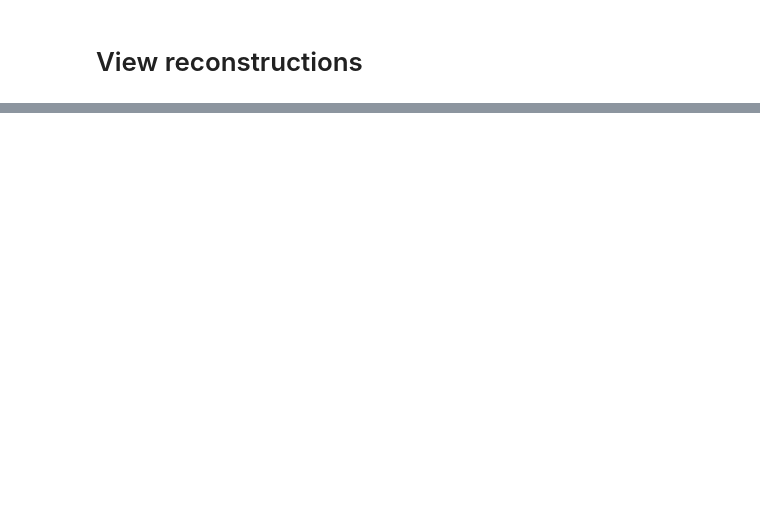
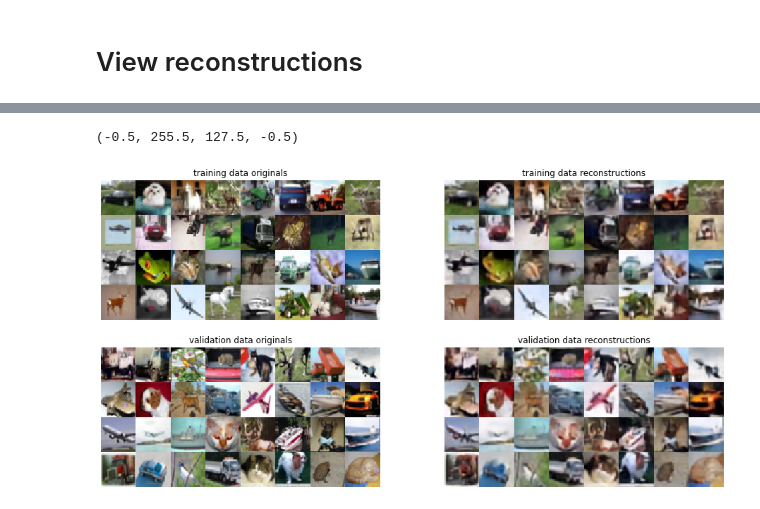
Before and after one commit to google-deepmind/sonnet, a Jupyter notebook: examples/vqvae_example.ipynb, the cells around one changed output, grey strips where cells are left out. Saved outputs shown, nothing was run; the diff lists cells and outputs as text; code cells hidden in the pictures; blank space fills up the shorter version.

Commit message:
Use tfds for Cifar10 in VQ-VAE example, default to EMA and include cell outputs.
PiperOrigin-RevId: 311517163
Change-Id: Ie8ebc0f95c14d6e70118f48695be65ad7773a13b

```diff
--- a/examples/vqvae_example.ipynb
+++ b/examples/vqvae_example.ipynb
@@ -53,0 +38,5 @@ extracted data files to /tmp/tmp59qfagq0
+# %%
+cifar10 = tfds.as_numpy(tfds.load("cifar10:3.0.2", split="train+test", batch_size=-1))
+cifar10.pop("id", None)
+cifar10.pop("label")
+tree.map_structure(lambda x: f'{x.dtype.name}{list(x.shape)}', cifar10)
@@ -84,10 +48,14 @@ test_data_dict = combine_batches([
+# %%
+train_data_dict = tree.map_structure(lambda x: x[:40000], cifar10)
+valid_data_dict = tree.map_structure(lambda x: x[40000:50000], cifar10)
+test_data_dict = tree.map_structure(lambda x: x[50000:], cifar10)
 # %%
 def cast_and_normalise_images(data_dict):
   """Convert images to floating point with the range [-0.5, 0.5]"""
-  images = data_dict['images']
-  data_dict['images'] = (tf.cast(images, tf.float32) / 255.0) - 0.5
+  images = data_dict['image']
+  data_dict['image'] = (tf.cast(images, tf.float32) / 255.0) - 0.5
   return data_dict
 
-train_data_variance = np.var(train_data_dict['images'] / 255.0)
+train_data_variance = np.var(train_data_dict['image'] / 255.0)
 print('train data variance: %s' % train_data_variance)
 # %% [output]
@@ -225,12 +193,15 @@ class VQVAEModel(snt.Module):
 # %% [markdown]
 # Build Model and train
 # %%
+%%time
+
 # Set hyper-parameters.
 batch_size = 32
 image_size = 32
 
 # 100k steps should take < 30 minutes on a modern (>= 2017) GPU.
-num_training_updates = 100000
+# 10k steps gives reasonable accuracy with VQVAE on Cifar10.
+num_training_updates = 10000
 
 num_hiddens = 128
 num_residual_hiddens = 32
@@ -260,7 +231,7 @@ commitment_cost = 0.25
 # This typically converges faster, and makes the model less dependent on choice
 # of the optimizer. In the VQ-VAE paper EMA updates were not used (but was
 # developed afterwards). See Appendix of the paper for more details.
-vq_use_ema = False
+vq_use_ema = True
 
 # This is only used for EMA updates.
 decay = 0.99
@@ -274,12 +245,15 @@ train_dataset = (
     .map(cast_and_normalise_images)
     .shuffle(10000)
     .repeat(-1)  # repeat indefinitely
-    .batch(batch_size, drop_remainder=True))
+    .batch(batch_size, drop_remainder=True)
+    .prefetch(-1))
+
 valid_dataset = (
     tf.data.Dataset.from_tensor_slices(valid_data_dict)
     .map(cast_and_normalise_images)
     .repeat(1)  # 1 epoch
-    .batch(batch_size))
+    .batch(batch_size)
+    .prefetch(-1))
 
 # # Build modules.
 encoder = Encoder(num_hiddens, num_residual_layers, num_residual_hiddens)
@@ -309,7 +283,7 @@ optimizer = snt.optimizers.Adam(learning_rate=learning_rate)
 @tf.function
 def train_step(data):
   with tf.GradientTape() as tape:
-    model_output = model(data['images'], is_training=True)
+    model_output = model(data['image'], is_training=True)
   trainable_variables = model.trainable_variables
   grads = tape.gradient(model_output['loss'], trainable_variables)
   optimizer.apply(grads, trainable_variables)
@@ -329,7 +303,7 @@ for step_index, data in enumerate(train_dataset):
   train_vqvae_loss.append(train_results['vq_output']['loss'])
 
   if (step_index + 1) % 100 == 0:
-    print('%d. train loss: %f ' % (step_index + 1,
+    print('%d train loss: %f ' % (step_index + 1,
                                    np.mean(train_losses[-100:])) +
           ('recon_error: %.3f ' % np.mean(train_recon_errors[-100:])) +
           ('perplexity: %.3f ' % np.mean(train_perplexities[-100:])) +
@@ -357,9 +367,9 @@ valid_batch = next(iter(valid_dataset))
 
 # Put data through the model with is_training=False, so that in the case of
 # using EMA the codebook is not updated.
-train_reconstructions = model(train_batch['images'],
+train_reconstructions = model(train_batch['image'],
                               is_training=False)['x_recon'].numpy()
-valid_reconstructions = model(valid_batch['images'],
+valid_reconstructions = model(valid_batch['image'],
                               is_training=False)['x_recon'].numpy()
 
 
@@ -373,7 +383,7 @@ def convert_batch_to_image_grid(image_batch):
 
 f = plt.figure(figsize=(16,8))
 ax = f.add_subplot(2,2,1)
-ax.imshow(convert_batch_to_image_grid(train_batch['images'].numpy()),
+ax.imshow(convert_batch_to_image_grid(train_batch['image'].numpy()),
           interpolation='nearest')
 ax.set_title('training data originals')
 plt.axis('off')
@@ -385,7 +395,7 @@ ax.set_title('training data reconstructions')
 plt.axis('off')
 
 ax = f.add_subplot(2,2,3)
-ax.imshow(convert_batch_to_image_grid(valid_batch['images'].numpy()),
+ax.imshow(convert_batch_to_image_grid(valid_batch['image'].numpy()),
           interpolation='nearest')
 ax.set_title('validation data originals')
 plt.axis('off')
@@ -395,3 +405,4 @@ ax.imshow(convert_batch_to_image_grid(valid_reconstructions),
           interpolation='nearest')
 ax.set_title('validation data reconstructions')
 plt.axis('off')
+# %% [output]
@@ -397,0 +411,2 @@ plt.axis('off')
+(-0.5, 255.5, 127.5, -0.5)
+[figure, added]
```
Also changed, not shown: parts of 9 cells of this notebook.
